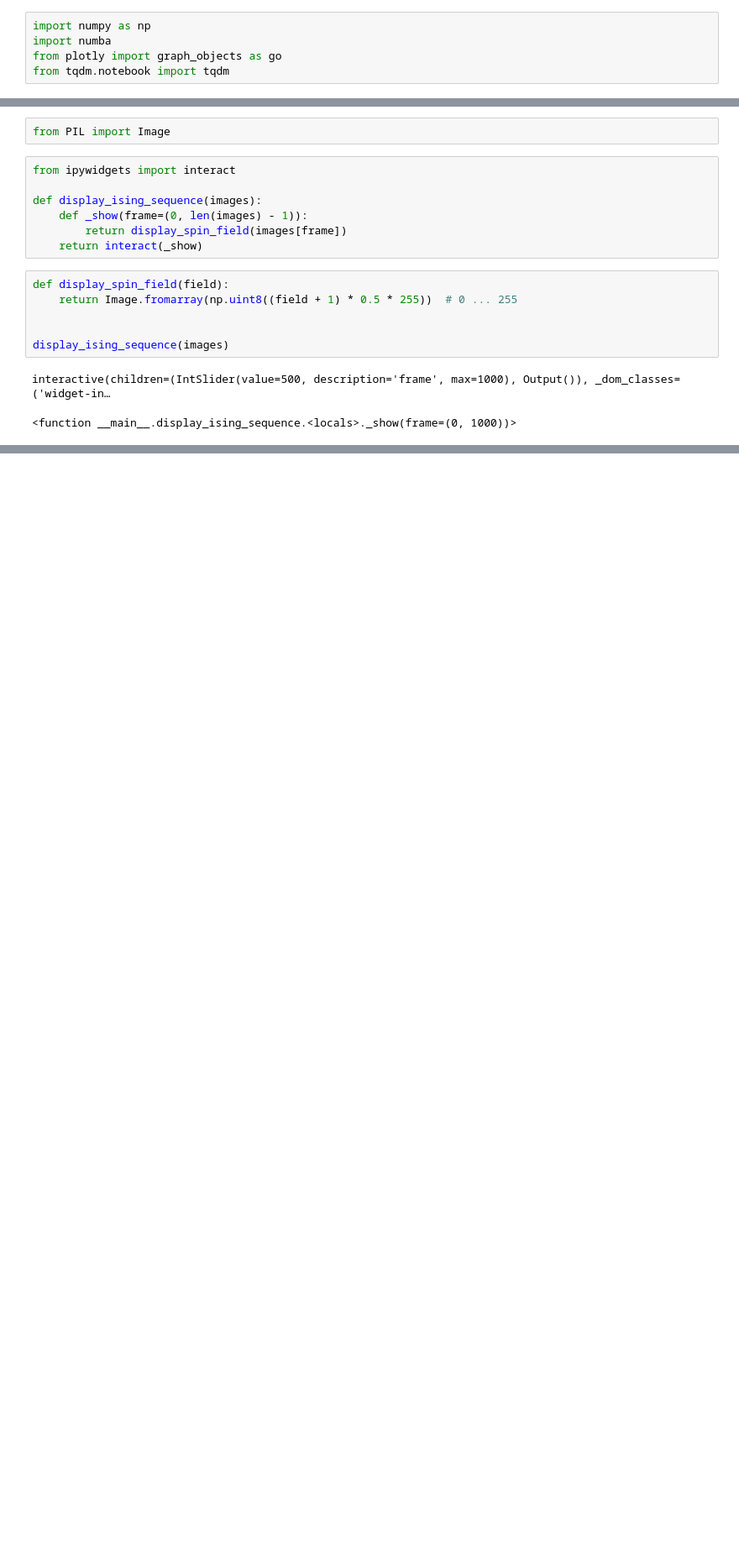
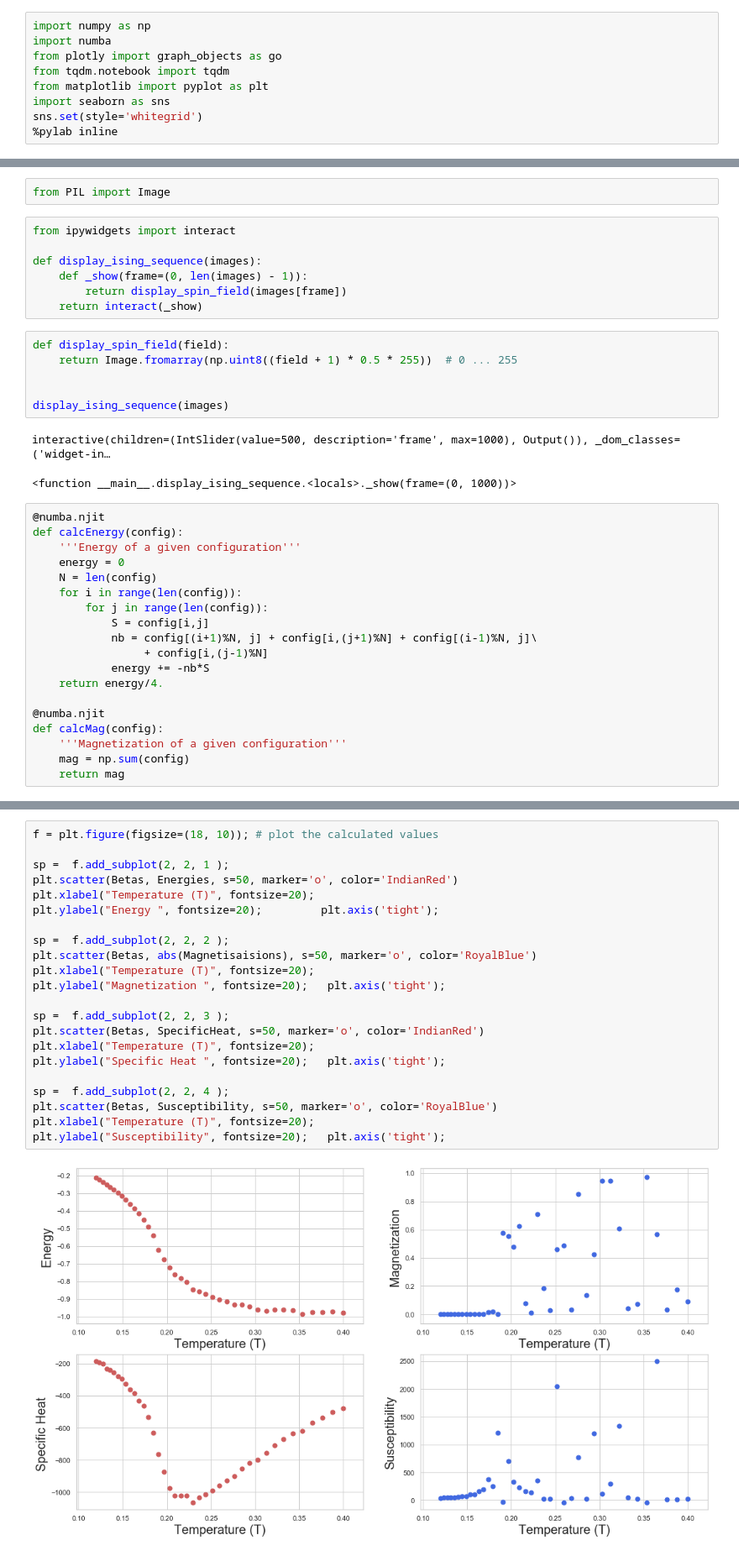
Before and after one commit to elephantmipt/metropolis-mc, a Jupyter notebook: Ising model.ipynb, the cells around one changed output, grey strips where cells are left out. Shown: that part at 84% size. Cells and saved outputs as stored; diff of their text form; blank space fills up the shorter version.

```diff
--- a/Ising model.ipynb
+++ b/Ising model.ipynb
@@ -3,3 +3,7 @@ import numpy as np
 import numba
 from plotly import graph_objects as go
 from tqdm.notebook import tqdm
+from matplotlib import pyplot as plt
+import seaborn as sns
+sns.set(style='whitegrid')
+%pylab inline
@@ -58,3 +72,22 @@ display_ising_sequence(images)
 # %% [output]
 interactive(children=(IntSlider(value=500, description='frame', max=1000), Output()), _dom_classes=('widget-in…
 <function __main__.display_ising_sequence.<locals>._show(frame=(0, 1000))>
+# %%
+@numba.njit
+def calcEnergy(config):
+    '''Energy of a given configuration'''
+    energy = 0
+    N = len(config)
+    for i in range(len(config)):
+        for j in range(len(config)):
+            S = config[i,j]
+            nb = config[(i+1)%N, j] + config[i,(j+1)%N] + config[(i-1)%N, j]\
+                 + config[i,(j-1)%N]
+            energy += -nb*S
+    return energy/4.
+
+@numba.njit
+def calcMag(config):
+    '''Magnetization of a given configuration'''
+    mag = np.sum(config)
+    return mag
@@ -60,0 +162,24 @@ interactive(children=(IntSlider(value=500, description='frame', max=1000), Outpu
+# %%
+f = plt.figure(figsize=(18, 10)); # plot the calculated values
+
+sp =  f.add_subplot(2, 2, 1 );
+plt.scatter(Betas, Energies, s=50, marker='o', color='IndianRed')
+plt.xlabel("Temperature (T)", fontsize=20);
+plt.ylabel("Energy ", fontsize=20);         plt.axis('tight');
+
+sp =  f.add_subplot(2, 2, 2 );
+plt.scatter(Betas, abs(Magnetisaisions), s=50, marker='o', color='RoyalBlue')
+plt.xlabel("Temperature (T)", fontsize=20);
+plt.ylabel("Magnetization ", fontsize=20);   plt.axis('tight');
+
+sp =  f.add_subplot(2, 2, 3 );
+plt.scatter(Betas, SpecificHeat, s=50, marker='o', color='IndianRed')
+plt.xlabel("Temperature (T)", fontsize=20);
+plt.ylabel("Specific Heat ", fontsize=20);   plt.axis('tight');
+
+sp =  f.add_subplot(2, 2, 4 );
+plt.scatter(Betas, Susceptibility, s=50, marker='o', color='RoyalBlue')
+plt.xlabel("Temperature (T)", fontsize=20);
+plt.ylabel("Susceptibility", fontsize=20);   plt.axis('tight');
+# %% [output]
+[figure, added]
```
Also changed, not shown: parts of 4 cells of this notebook.
